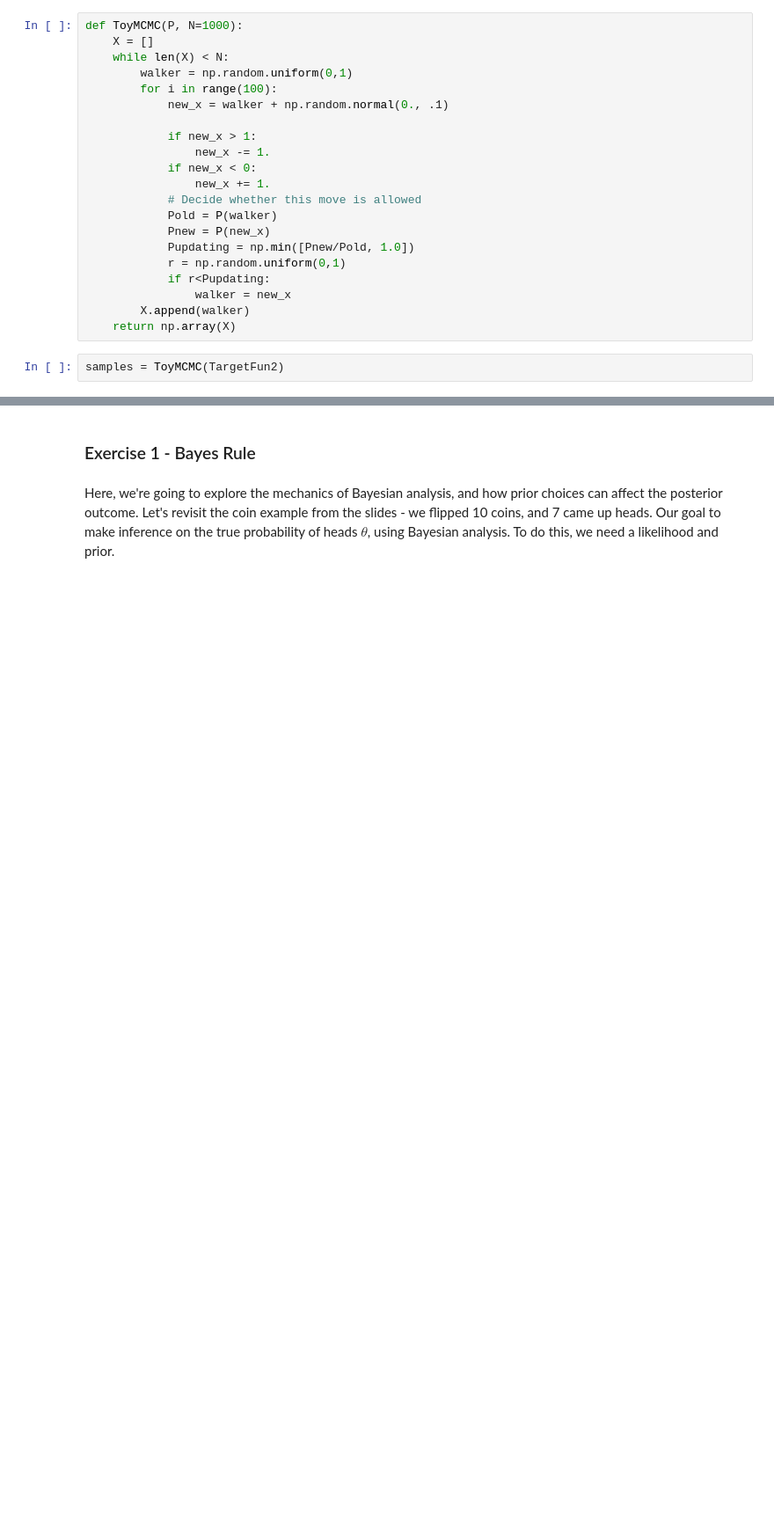
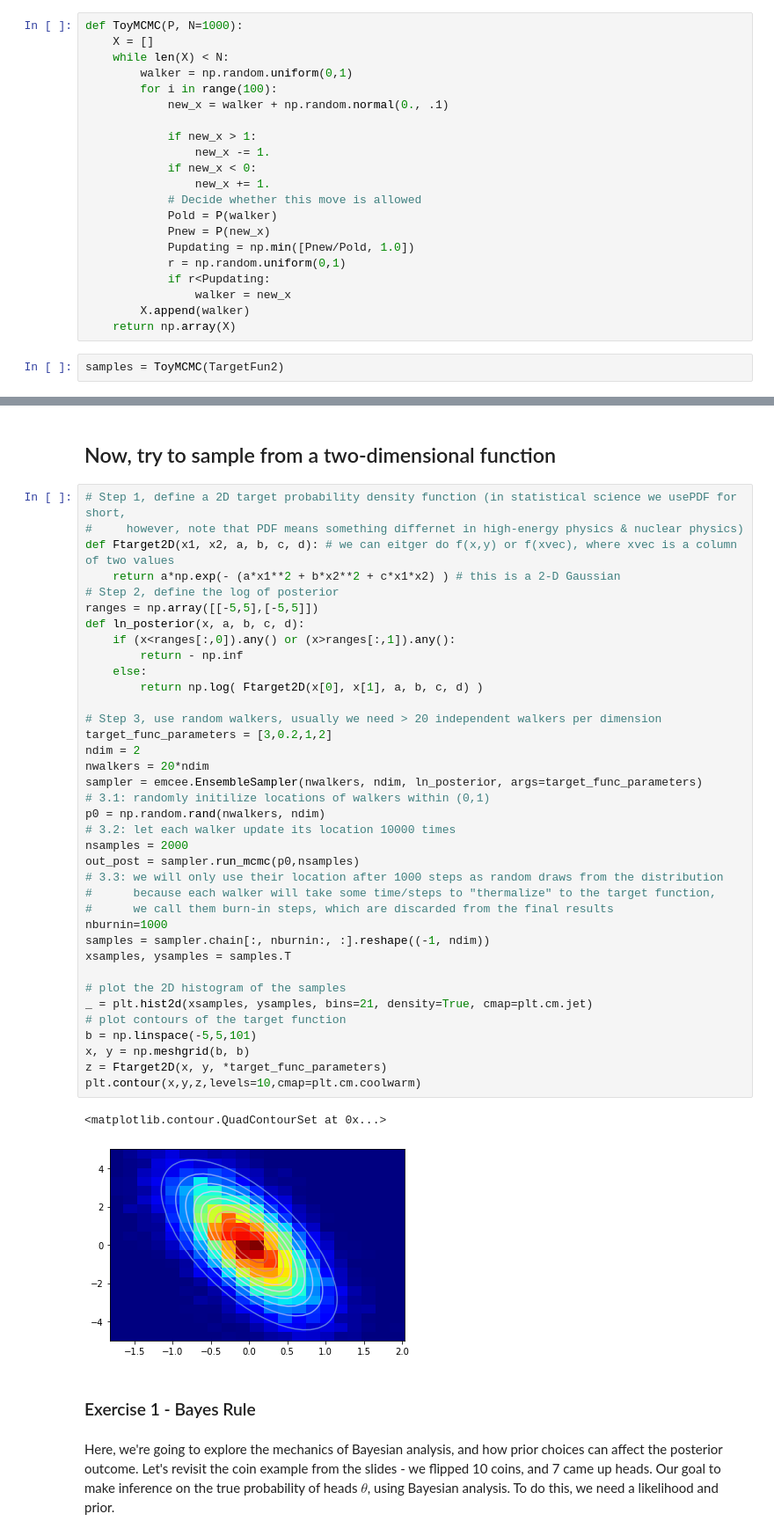
Before and after one commit to keweiyao/BayesExample, a Jupyter notebook: example.ipynb, the cells around one changed output, grey strips where cells are left out. Shown at 88% size. Drawn from its saved outputs; the diff is of its cells as text; blank space fills up the shorter version.

```diff
--- a/example.ipynb
+++ b/example.ipynb
@@ -103,3 +141,45 @@ plt.plot(x, y/norm, 'r-')
+# %% [markdown]
+## Now, try to sample from a two-dimensional function
+# %%
+# Step 1, define a 2D target probability density function (in statistical science we usePDF for short,
+#     however, note that PDF means something differnet in high-energy physics & nuclear physics)
+def Ftarget2D(x1, x2, a, b, c, d): # we can eitger do f(x,y) or f(xvec), where xvec is a column of two values
+    return a*np.exp(- (a*x1**2 + b*x2**2 + c*x1*x2) ) # this is a 2-D Gaussian
+# Step 2, define the log of posterior
+ranges = np.array([[-5,5],[-5,5]])
+def ln_posterior(x, a, b, c, d):
+    if (x<ranges[:,0]).any() or (x>ranges[:,1]).any():
+        return - np.inf
+    else:
+        return np.log( Ftarget2D(x[0], x[1], a, b, c, d) )
+
+# Step 3, use random walkers, usually we need > 20 independent walkers per dimension
+target_func_parameters = [3,0.2,1,2]
+ndim = 2
+nwalkers = 20*ndim
+sampler = emcee.EnsembleSampler(nwalkers, ndim, ln_posterior, args=target_func_parameters)
+# 3.1: randomly initilize locations of walkers within (0,1)
+p0 = np.random.rand(nwalkers, ndim)
+# 3.2: let each walker update its location 10000 times
+nsamples = 2000
+out_post = sampler.run_mcmc(p0,nsamples)
+# 3.3: we will only use their location after 1000 steps as random draws from the distribution
+#      because each walker will take some time/steps to "thermalize" to the target function,
+#      we call them burn-in steps, which are discarded from the final results
+nburnin=1000
+samples = sampler.chain[:, nburnin:, :].reshape((-1, ndim))
+xsamples, ysamples = samples.T
+
+# plot the 2D histogram of the samples
+_ = plt.hist2d(xsamples, ysamples, bins=21, density=True, cmap=plt.cm.jet)
+# plot contours of the target function
+b = np.linspace(-5,5,101)
+x, y = np.meshgrid(b, b)
+z = Ftarget2D(x, y, *target_func_parameters)
+plt.contour(x,y,z,levels=10,cmap=plt.cm.coolwarm)
+# %% [output]
+<matplotlib.contour.QuadContourSet at 0x...>
+[figure, added]
 # %% [markdown]
 ### Exercise 1 - Bayes Rule
 # %% [markdown]
```
Also changed, not shown: parts of 19 cells of this notebook.
